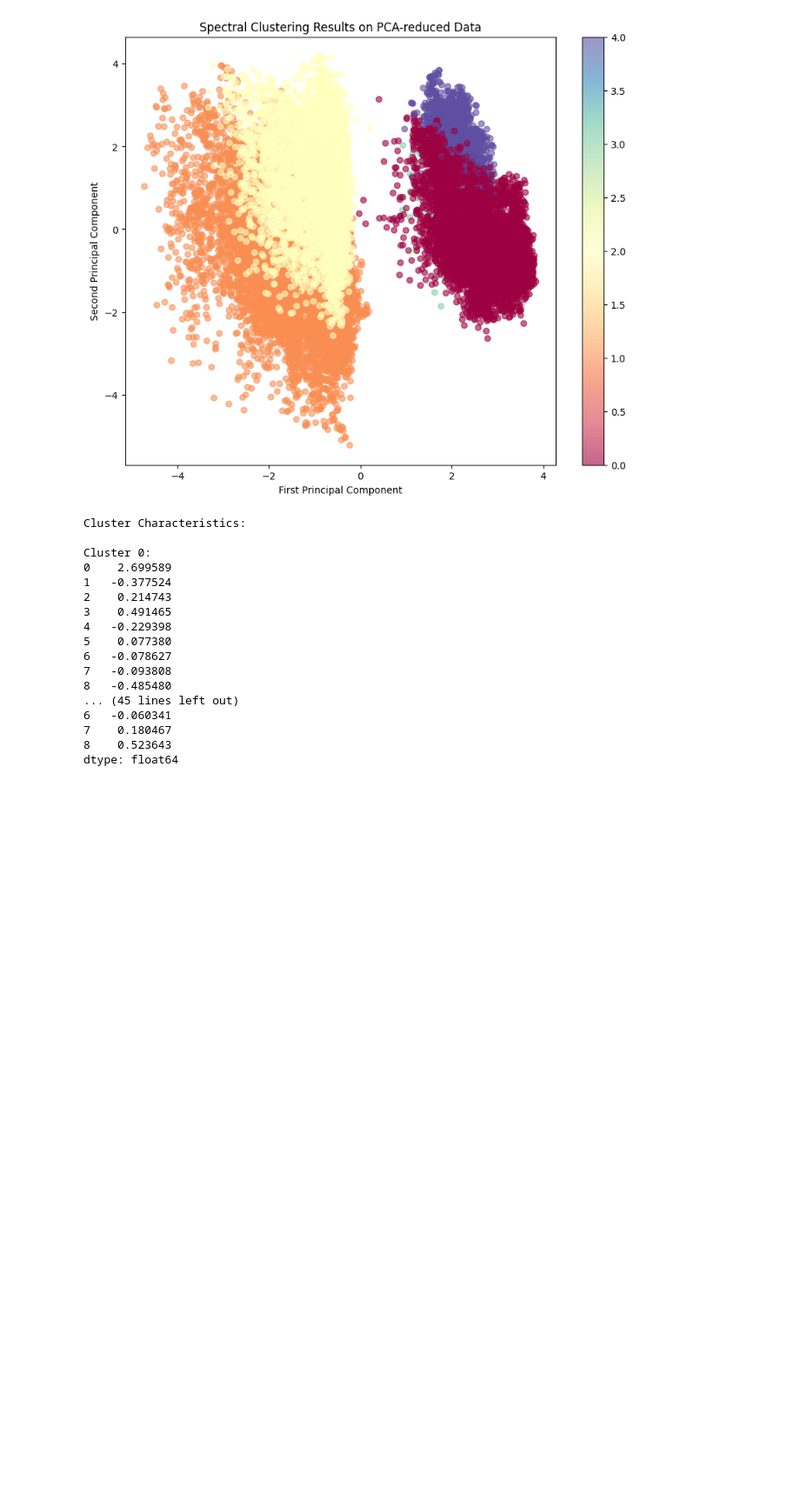
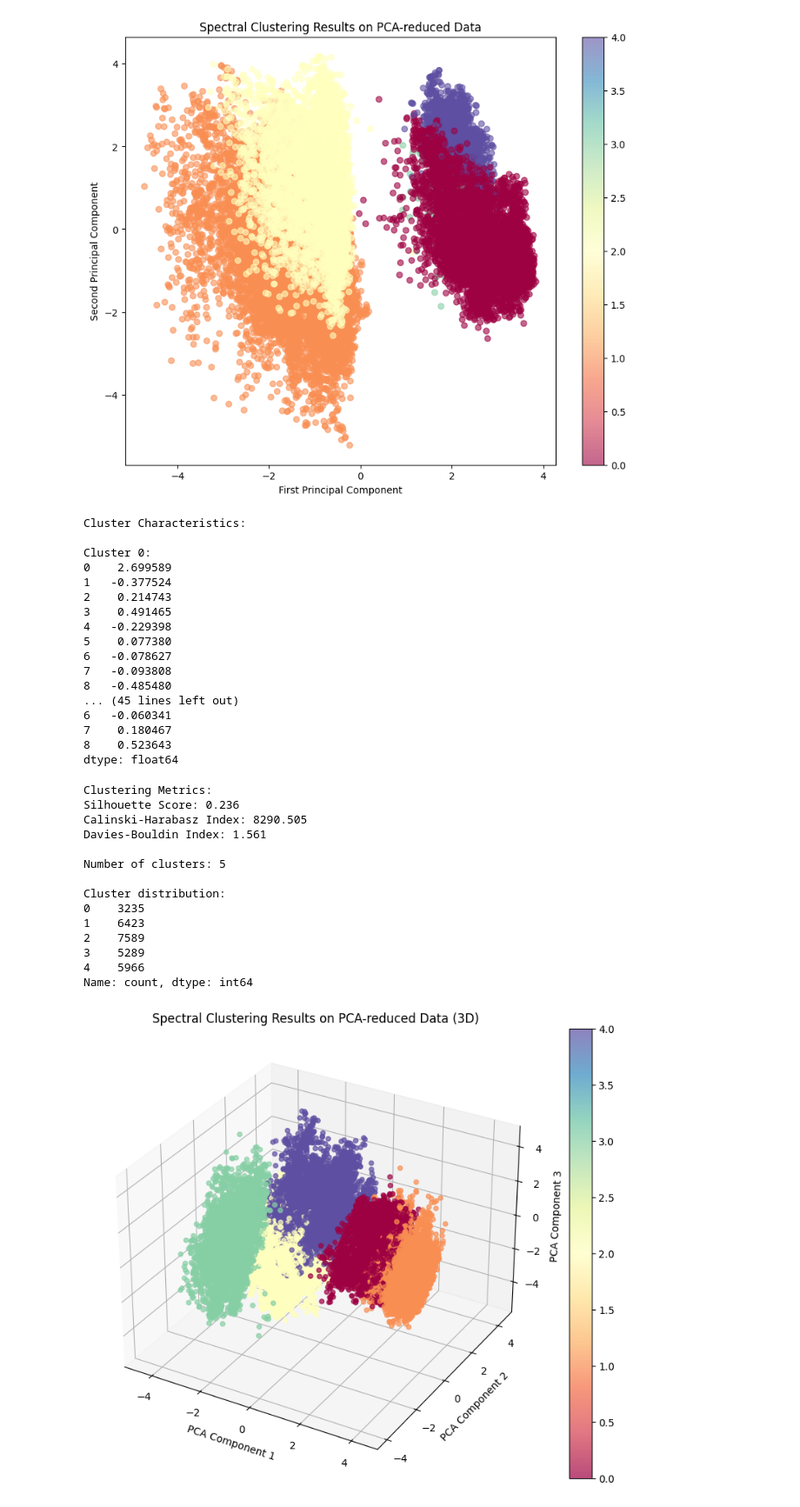
Before and after one commit to lapsapthong-16/cluster-water, a Jupyter notebook: water.ipynb, the cells around one changed output. Shown at 87% size. Saved outputs shown, nothing was run; the diff lists cells and outputs as text; code cells hidden in the pictures; blank space fills up the shorter version.

```diff
--- a/water.ipynb
+++ b/water.ipynb
@@ -389,3 +392,83 @@ Cluster 0:
 7    0.180467
 8    0.523643
 dtype: float64
+# %%
+from sklearn.cluster import SpectralClustering
+from sklearn.decomposition import PCA
+from sklearn.metrics import silhouette_score, calinski_harabasz_score, davies_bouldin_score
+import numpy as np
+import matplotlib.pyplot as plt
+import pandas as pd
+
+# Convert all column names to strings (if necessary)
+df.columns = df.columns.astype(str)
+
+# Apply PCA to reduce data to 3D for visualization
+pca = PCA(n_components=3)
+df_pca = pca.fit_transform(df)
+
+# Create Spectral Clustering model
+n_clusters = 5  # You can adjust this
+spectral = SpectralClustering(n_clusters=n_clusters,
+                             affinity='nearest_neighbors',
+                             random_state=42)
+
+# Fit and predict clusters
+clusters = spectral.fit_predict(df)
+
+# Add cluster labels to the dataframe
+df['Cluster'] = clusters
+
+# Calculate clustering evaluation metrics
+silhouette = silhouette_score(df, clusters)
+calinski = calinski_harabasz_score(df, clusters)
+davies = davies_bouldin_score(df, clusters)
+
+print("\nClustering Metrics:")
+print(f"Silhouette Score: {silhouette:.3f}")
+print(f"Calinski-Harabasz Index: {calinski:.3f}")
+print(f"Davies-Bouldin Index: {davies:.3f}")
+
+# Print basic clustering information
+print(f"\nNumber of clusters: {n_clusters}")
+print("\nCluster distribution:")
+print(pd.Series(clusters).value_counts().sort_index())
+
+# 3D Visualization of Clusters
+fig = plt.figure(figsize=(10, 8))
+ax = fig.add_subplot(111, projection='3d')
+
+# Scatter plot of PCA-reduced data
+scatter = ax.scatter(df_pca[:, 0], df_pca[:, 1], df_pca[:, 2],
+                      c=clusters, cmap='Spectral', alpha=0.7)
+
+ax.set_title('Spectral Clustering Results on PCA-reduced Data (3D)')
+ax.set_xlabel('PCA Component 1')
+ax.set_ylabel('PCA Component 2')
+ax.set_zlabel('PCA Component 3')
+
+plt.colorbar(scatter)
+plt.show()
+
+# Print cluster characteristics
+print("\nCluster Characteristics:")
+for cluster in sorted(df['Cluster'].unique()):
+    cluster_data = df[df['Cluster'] == cluster]
+    print(f"\nCluster {cluster}:")
+    print(cluster_data.mean().drop('Cluster'))
+# %% [output]
+Clustering Metrics:
+Silhouette Score: 0.236
+Calinski-Harabasz Index: 8290.505
+Davies-Bouldin Index: 1.561
+
+Number of clusters: 5
+
+Cluster distribution:
+0    3235
+1    6423
+2    7589
+3    5289
+4    5966
+Name: count, dtype: int64
+[figure, added]
```
Also changed, not shown: parts of 4 cells of this notebook.
